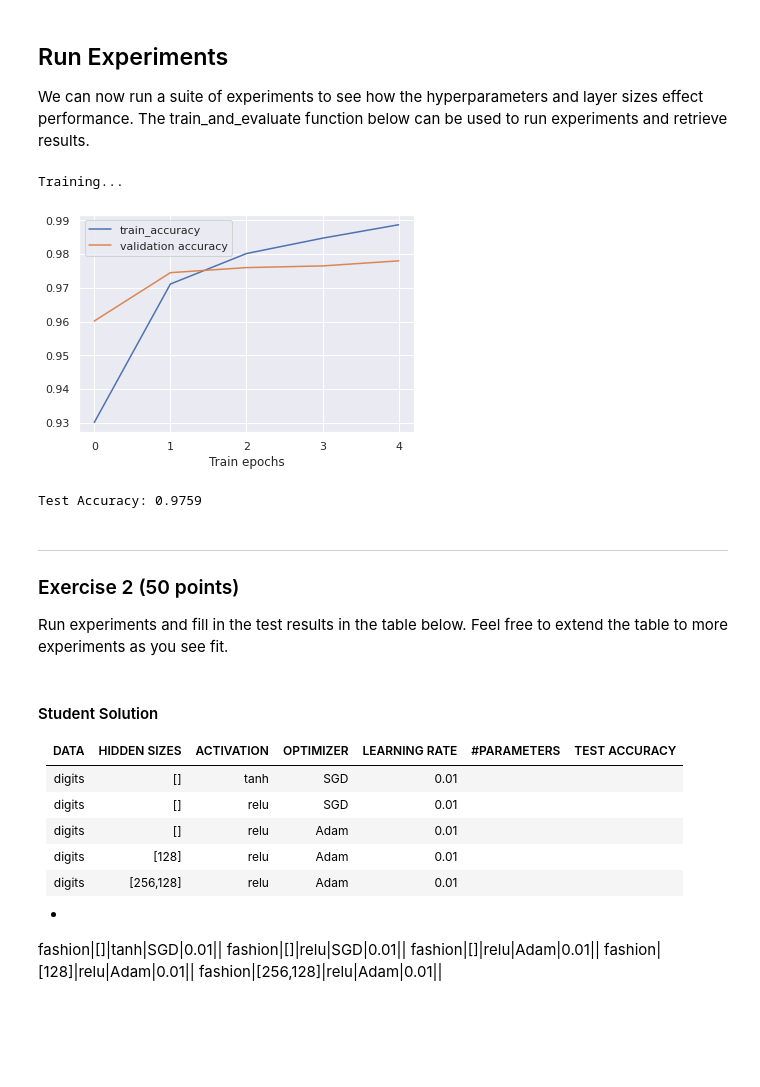
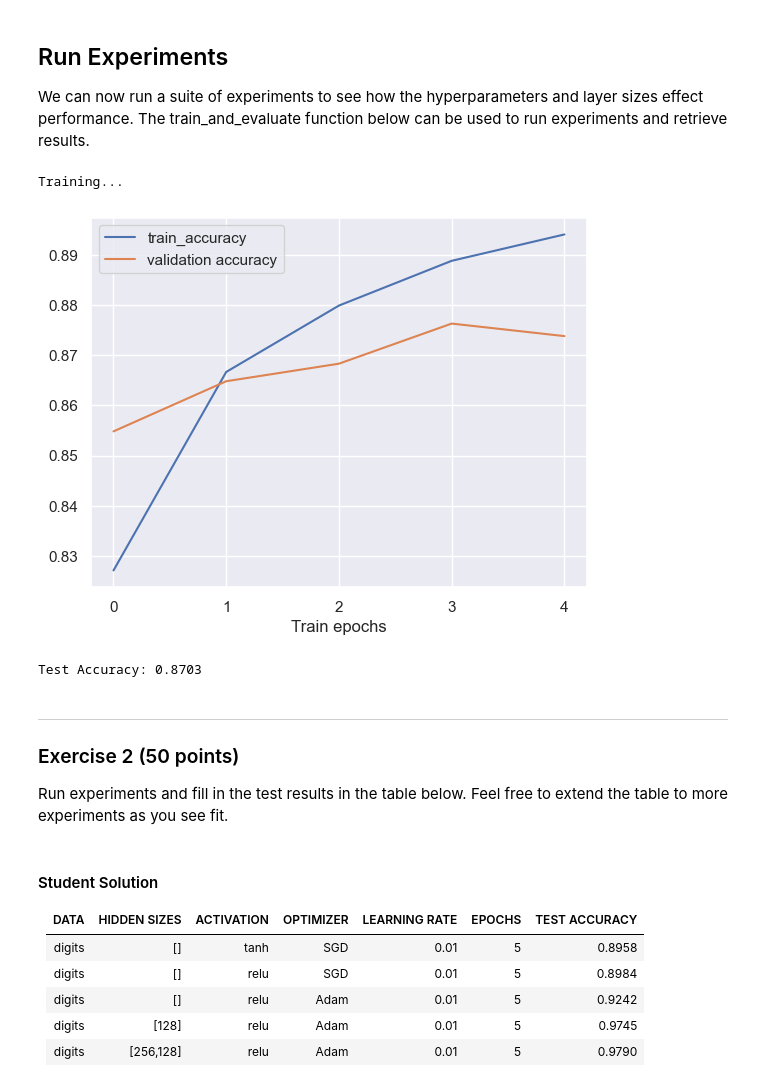
Before and after one commit to ucbahallaou/W207-Fall-2023, a Jupyter notebook: Homeworks/06 Neural Networks.ipynb, the cells around one changed output. Drawn from its saved outputs; the diff is of its cells as text; code cells hidden in the pictures; blank space fills up the shorter version.

```diff
--- a/Homeworks/06 Neural Networks.ipynb
+++ b/Homeworks/06 Neural Networks.ipynb
@@ -136,7 +122,16 @@ def build_model(n_classes,
   tf.random.set_seed(0)
 
   # YOUR CODE HERE
-  model = NotImplemented
+  model = keras.Sequential()
+  model.add(keras.layers.Flatten())
+  l_r = tf.Variable(learning_rate, trainable=False)
+  tf.keras.backend.set_value(l_r, learning_rate)
+  for hidden_layer in hidden_layer_sizes:
+    model.add(keras.layers.Dense(units=hidden_layer,activation=activation))
+
+  model.add(keras.layers.Dense(units=n_classes,activation='sigmoid'))
+
+  model.compile(loss='sparse_categorical_crossentropy',optimizer=optimizer,metrics=['accuracy'])
 
   return model
 # %% [markdown]
@@ -146,9 +141,9 @@ def build_model(n_classes,
 
 We can now run a suite of experiments to see how the hyperparameters and layer sizes effect performance. The train_and_evaluate function below can be used to run experiments and retrieve results.
 # %%
-def train_and_evaluate(data='digits',
-                       hidden_layer_sizes=[],
-                       activation='tanh',
+def train_and_evaluate(data='fashion',
+                       hidden_layer_sizes=[256,128],
+                       activation='relu',
                        optimizer='Adam',
                        learning_rate=0.01,
                        num_epochs=5):
@@ -175,35 +170,35 @@ def train_and_evaluate(data='digits',
     raise 'Unsupported dataset: %s' %data
 
   # Train the model.
   print('Training...')
   history = model.fit(
     x=X_train,
     y=Y_train,
     epochs=num_epochs,
     batch_size=64,
     validation_split=0.1,
     verbose=0)
 
   # Retrieve the training metrics (after each train epoch) and the final test
   # accuracy.
   train_accuracy = history.history['accuracy']
   val_accuracy = history.history['val_accuracy']
   plt.plot(train_accuracy, label='train_accuracy')
   plt.plot(val_accuracy, label='validation accuracy')
   plt.xticks(range(num_epochs))
   plt.xlabel('Train epochs')
   plt.legend()
   plt.show()
 
   test_accuracy = model.evaluate(x=X_test, y=Y_test, verbose=0,
                                  return_dict=True)['accuracy']
   return test_accuracy
 
 print('Test Accuracy: %1.4f' %train_and_evaluate())
 # %% [output]
 Training...
-[figure, old version]
+[figure, new version]
-Test Accuracy: 0.9759
+Test Accuracy: 0.8703
 # %% [markdown]
 ---
 ### Exercise 2 (50 points)
@@ -212,16 +207,10 @@ Run experiments and fill in the test results in the table below. Feel free to ex
 # %% [markdown]
 #### Student Solution
 
-DATA | HIDDEN SIZES | ACTIVATION | OPTIMIZER | LEARNING RATE | #PARAMETERS | TEST ACCURACY
+DATA | HIDDEN SIZES | ACTIVATION | OPTIMIZER | LEARNING RATE | EPOCHS | TEST ACCURACY
 -|-|-|-|-|-|-
-digits|[]|tanh|SGD|0.01||
-digits|[]|relu|SGD|0.01||
-digits|[]|relu|Adam|0.01||
-digits|[128]|relu|Adam|0.01||
-digits|[256,128]|relu|Adam|0.01||
--
-fashion|[]|tanh|SGD|0.01||
-fashion|[]|relu|SGD|0.01||
-fashion|[]|relu|Adam|0.01||
-fashion|[128]|relu|Adam|0.01||
-fashion|[256,128]|relu|Adam|0.01||
+digits|[]|tanh|SGD|0.01|5|0.8958
+digits|[]|relu|SGD|0.01|5|0.8984
+digits|[]|relu|Adam|0.01|5|0.9242
+digits|[128]|relu|Adam|0.01|5|0.9745
+digits|[256,128]|relu|Adam|0.01|5|0.9790
```
Also changed, not shown: parts of 3 cells of this notebook.
